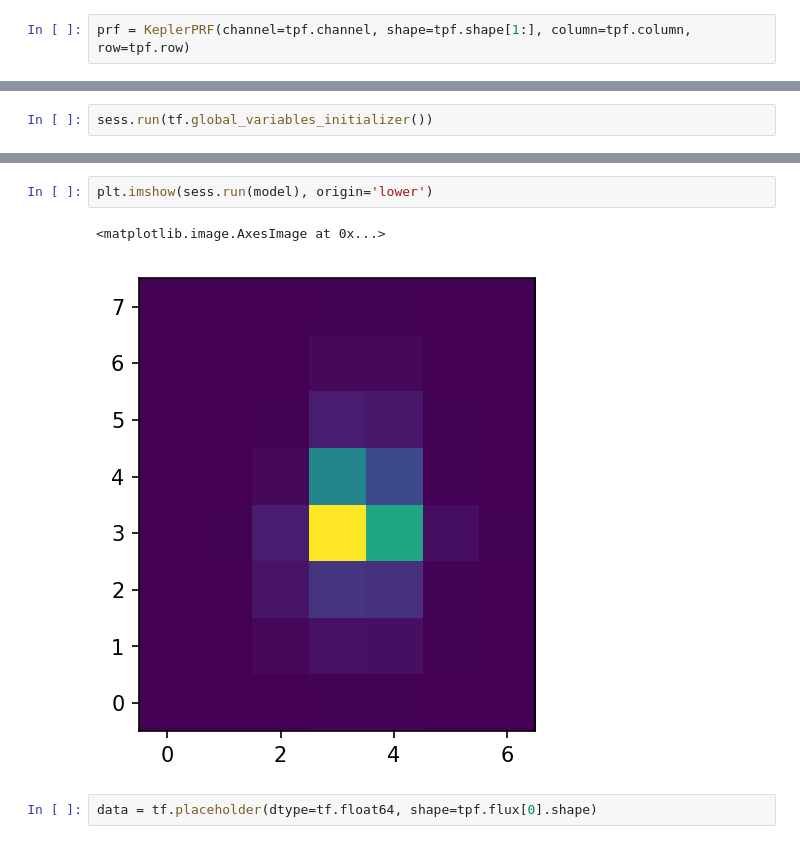
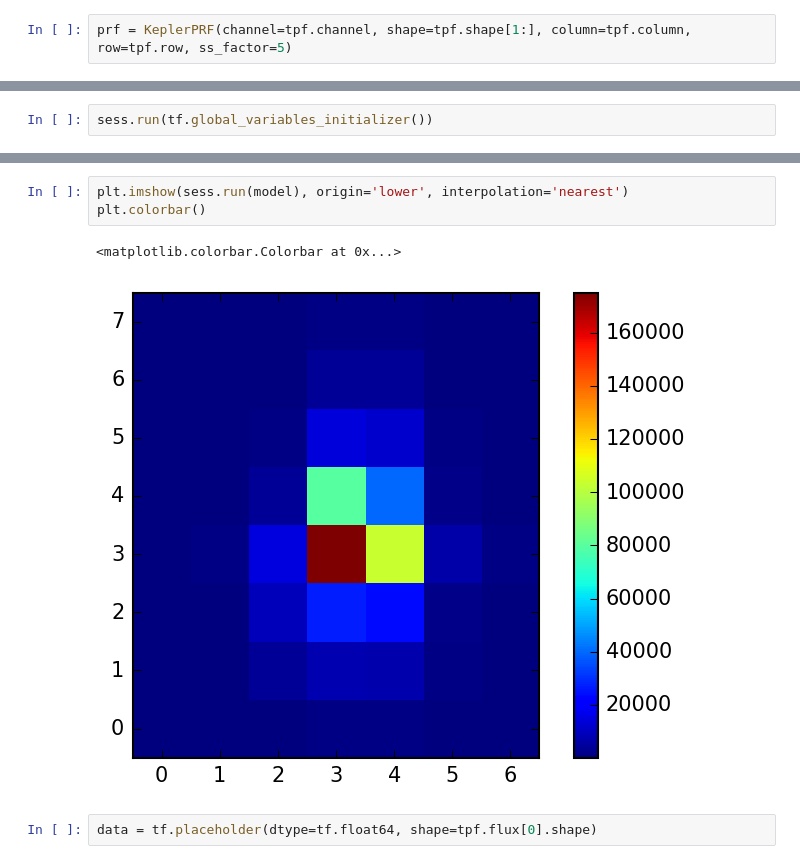
Before and after one commit to mirca/vaneska, a Jupyter notebook: examples/interp_grad_demo.ipynb, the cells around one changed output, grey strips where cells are left out. Drawn from its saved outputs; the diff is of its cells as text.

```diff
--- a/examples/interp_grad_demo.ipynb
+++ b/examples/interp_grad_demo.ipynb
@@ -31,4 +33,4 @@ tpf.shape
 # %% [output]
 (4492, 8, 7)
 # %%
-prf = KeplerPRF(channel=tpf.channel, shape=tpf.shape[1:], column=tpf.column, row=tpf.row)
+prf = KeplerPRF(channel=tpf.channel, shape=tpf.shape[1:], column=tpf.column, row=tpf.row, ss_factor=5)
@@ -63,8 +72,9 @@ plt.imshow(prf.supersampled_prf, origin='lower')
 # %%
-plt.imshow(sess.run(model), origin='lower')
+plt.imshow(sess.run(model), origin='lower', interpolation='nearest')
+plt.colorbar()
 # %% [output]
-<matplotlib.image.AxesImage at 0x...>
+<matplotlib.colorbar.Colorbar at 0x...>
-[figure, old version]
+[figure, new version]
 # %%
 data = tf.placeholder(dtype=tf.float64, shape=tpf.flux[0].shape)
 # %%
```
Also changed, not shown: parts of 10 cells of this notebook, 1 other file.
